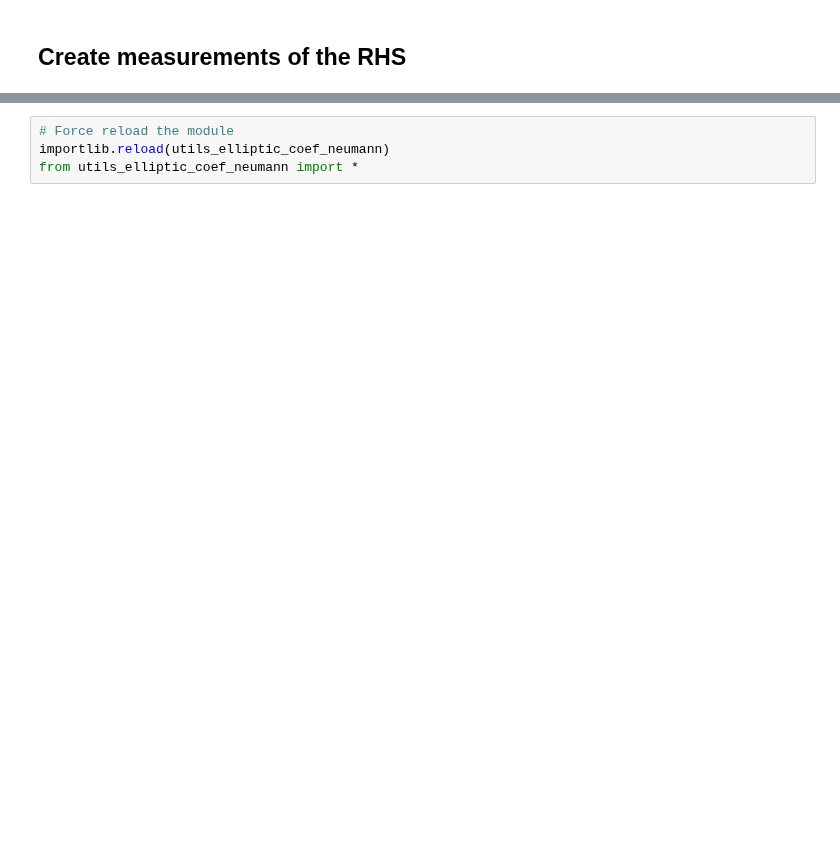
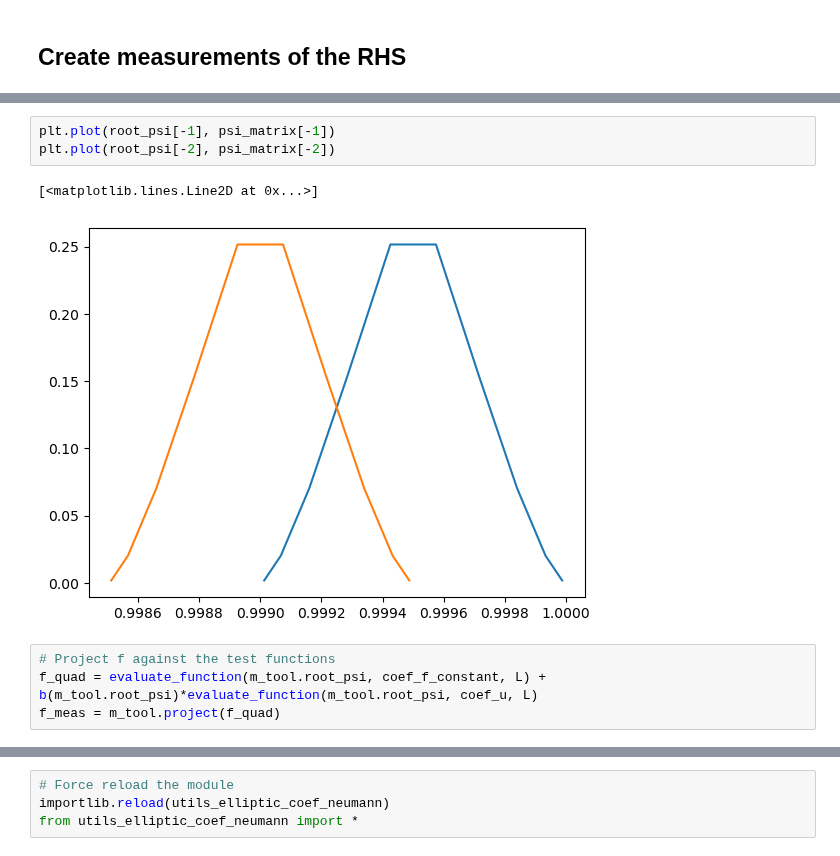
Before and after one commit to MatthieuDarcy/Kernel-NeuralNetworks-SPDEs, a Jupyter notebook: solving_elliptic/elliptic_neumann.ipynb, the cells around one changed output, grey strips where cells are left out. Cells and saved outputs as stored; diff of their text form; blank space fills up the shorter version.

```diff
--- a/solving_elliptic/elliptic_neumann.ipynb
+++ b/solving_elliptic/elliptic_neumann.ipynb
@@ -242,0 +178,10 @@ bc = jnp.zeros(shape = (2, ))
+# %%
+plt.plot(root_psi[-1], psi_matrix[-1])
+plt.plot(root_psi[-2], psi_matrix[-2])
+# %% [output]
+[<matplotlib.lines.Line2D at 0x...>]
+[figure, added]
+# %%
+# Project f against the test functions
+f_quad = evaluate_function(m_tool.root_psi, coef_f_constant, L) + b(m_tool.root_psi)*evaluate_function(m_tool.root_psi, coef_u, L)
+f_meas = m_tool.project(f_quad)
```
Also changed, not shown: parts of 45 cells of this notebook, 10 other files.
